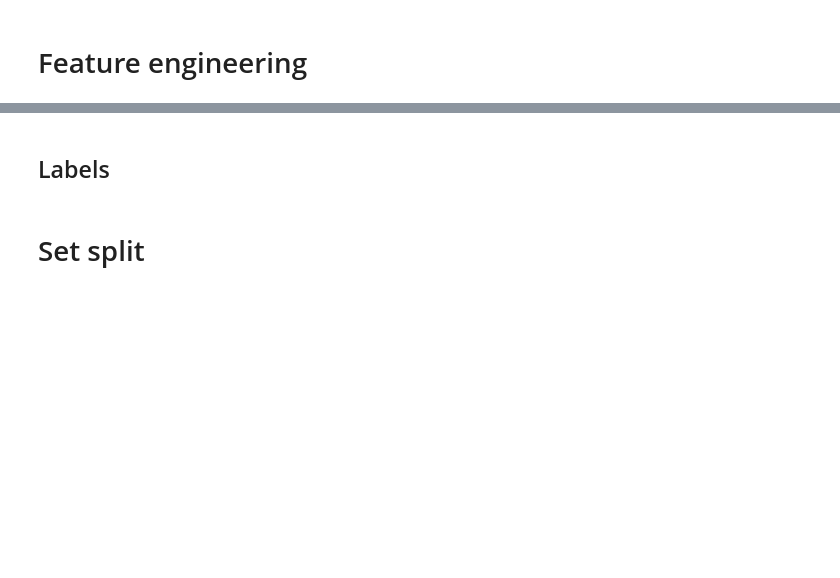
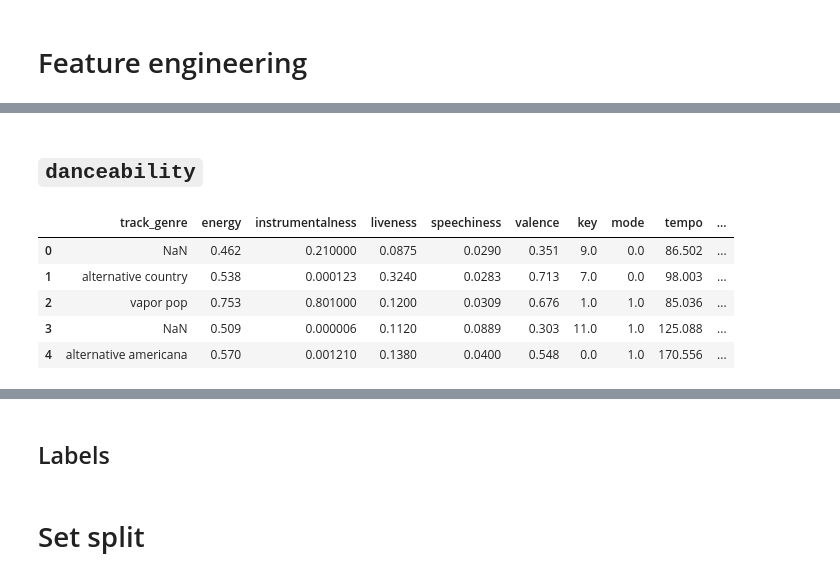
Before and after one commit to adamsiemaszkiewicz/eargasm-music, a Jupyter notebook: eargasm_Classification.ipynb, the cells around one changed output, grey strips where cells are left out. Saved outputs shown, nothing was run; the diff lists cells and outputs as text; code cells hidden in the pictures; blank space fills up the shorter version.

```diff
--- a/eargasm_Classification.ipynb
+++ b/eargasm_Classification.ipynb
@@ -127,0 +127,2 @@ X.head()
+# %%
+X_decoded = X.copy()
@@ -127,0 +131,16 @@ X.head()
+# %%
+def cut_into_categories(feature_name, number_of_categories):
+
+  X_decoded[feature_name] = X[feature_name]
+  X_decoded[feature_name] = pd.cut(X_decoded[feature_name], number_of_categories)
+
+  ranges = X_decoded[feature_name].unique()
+  ranges.sort_values(inplace=True)
+
+  for n, value in enumerate(ranges):
+    X_decoded.loc[X_decoded[feature_name] == value, feature_name+'_de'] = n+1
+
+  # X_decoded[feature_name+'_de'] = X_decoded[feature_name+'_de'].astype(int)
+  X_decoded.drop(columns=[feature_name], inplace=True)
+
+  return X_decoded
@@ -127,0 +189,11 @@ X.head()
+# %% [markdown]
+## `danceability`
+# %%
+cut_into_categories('danceability', 7).head()
+# %% [output]
+|  | track_genre | energy | instrumentalness | liveness | speechiness | valence | key | mode | tempo | ... |
+| 0 | NaN | 0.462 | 0.210000 | 0.0875 | 0.0290 | 0.351 | 9.0 | 0.0 | 86.502 | ... |
+| 1 | alternative country | 0.538 | 0.000123 | 0.3240 | 0.0283 | 0.713 | 7.0 | 0.0 | 98.003 | ... |
+| 2 | vapor pop | 0.753 | 0.801000 | 0.1200 | 0.0309 | 0.676 | 1.0 | 1.0 | 85.036 | ... |
+| 3 | NaN | 0.509 | 0.000006 | 0.1120 | 0.0889 | 0.303 | 11.0 | 1.0 | 125.088 | ... |
+| 4 | alternative americana | 0.570 | 0.001210 | 0.1380 | 0.0400 | 0.548 | 0.0 | 1.0 | 170.556 | ... |
```
Also changed, not shown: parts of 59 cells of this notebook, 5 other files.
